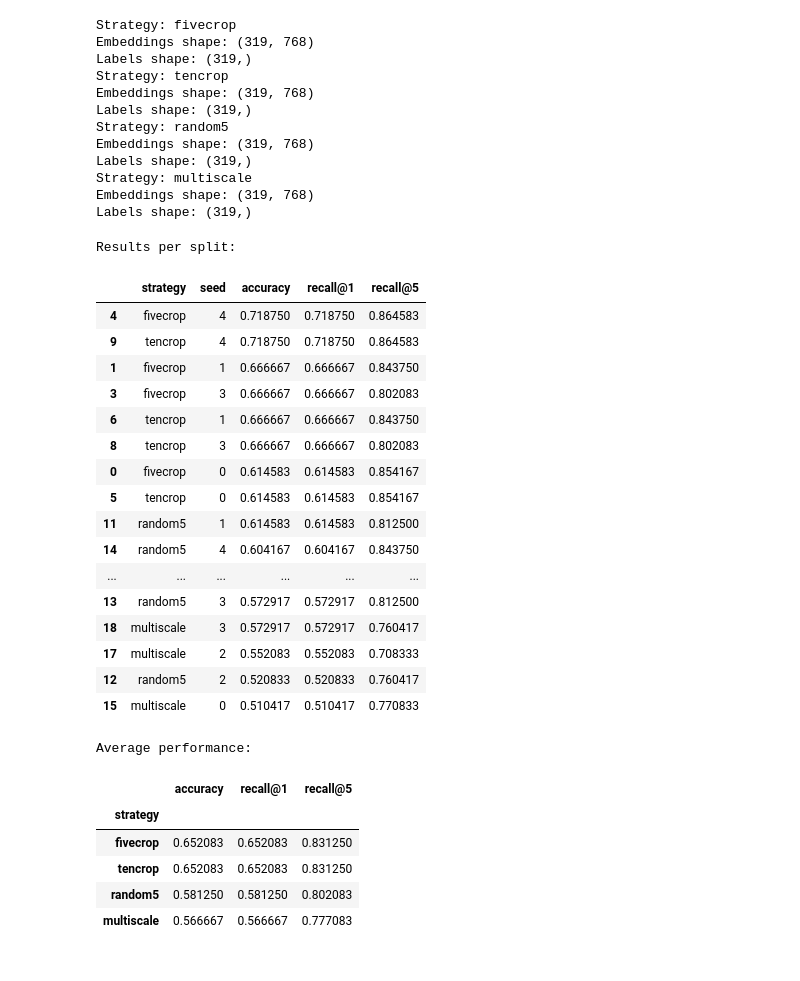
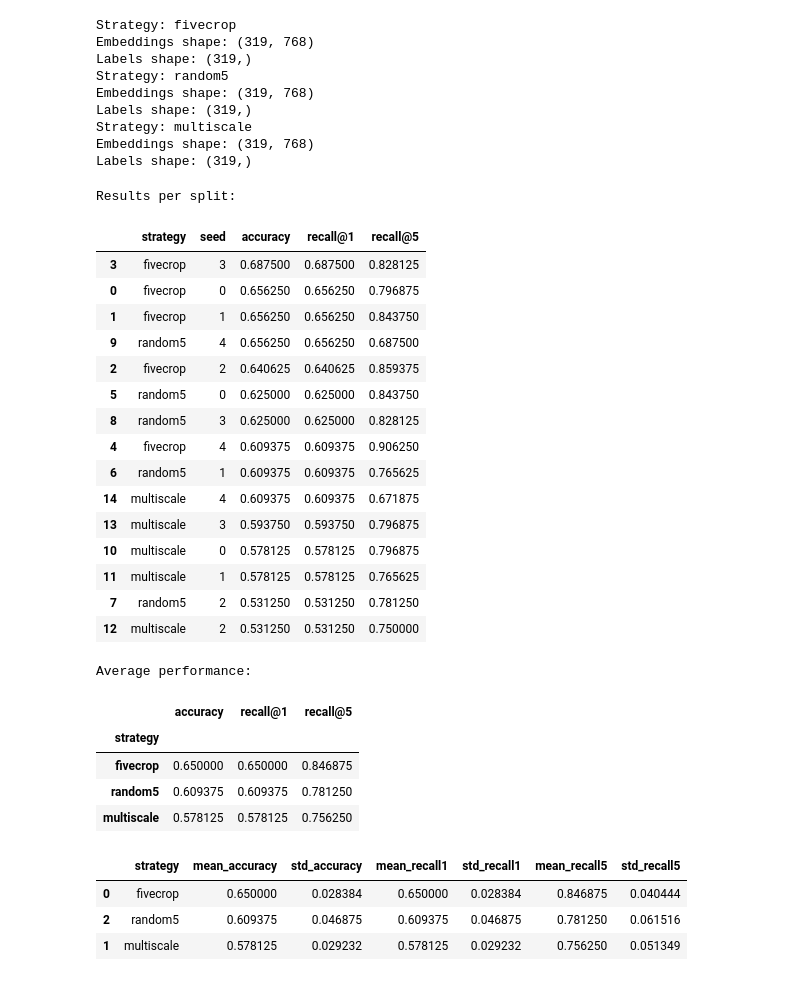
Before and after one commit to PavolLucina/BP, a Jupyter notebook: test_multicrop.ipynb, the cells around one changed output. Cells and saved outputs as stored; diff of their text form; code cells hidden in the pictures.

```diff
--- a/test_multicrop.ipynb
+++ b/test_multicrop.ipynb
@@ -8,7 +8,6 @@ from sklearn.metrics import accuracy_score
 
 strategies = [
     "fivecrop",
-    "tencrop",
     "random5",
     "multiscale"
 ]
@@ -46,8 +45,8 @@ for strategy in strategies:
         X_train, X_test, y_train, y_test = train_test_split(
             X,
             y,
-            test_size=0.3,
-            stratify=y,
+            test_size=0.2,
+            # stratify=y, # STRATIFIKACIA
             random_state=seed
         )
 
@@ -71,9 +70,6 @@ for strategy in strategies:
         })
 # %% [output]
 Strategy: fivecrop
-Embeddings shape: (319, 768)
-Labels shape: (319,)
-Strategy: tencrop
 Embeddings shape: (319, 768)
 Labels shape: (319,)
 Strategy: random5
@@ -85,37 +81,59 @@ Labels shape: (319,)
 # %%
 
 df = pd.DataFrame(results)
-
+df.to_csv("multicrop_results.csv", index=False)
 summary = df.groupby("strategy")[["accuracy","recall@1","recall@5"]].mean()
 
 print("\nResults per split:")
 display(df.sort_values("accuracy", ascending=False))
 
 print("\nAverage performance:")
 display(summary.sort_values("accuracy", ascending=False))
 # %% [output]
 Results per split:
 |  | strategy | seed | accuracy | recall@1 | recall@5 |
-| 4 | fivecrop | 4 | 0.718750 | 0.718750 | 0.864583 |
-| 9 | tencrop | 4 | 0.718750 | 0.718750 | 0.864583 |
-| 1 | fivecrop | 1 | 0.666667 | 0.666667 | 0.843750 |
-| 3 | fivecrop | 3 | 0.666667 | 0.666667 | 0.802083 |
-| 6 | tencrop | 1 | 0.666667 | 0.666667 | 0.843750 |
-| 8 | tencrop | 3 | 0.666667 | 0.666667 | 0.802083 |
-| 0 | fivecrop | 0 | 0.614583 | 0.614583 | 0.854167 |
-| 5 | tencrop | 0 | 0.614583 | 0.614583 | 0.854167 |
-| 11 | random5 | 1 | 0.614583 | 0.614583 | 0.812500 |
-| 14 | random5 | 4 | 0.604167 | 0.604167 | 0.843750 |
-| ... | ... | ... | ... | ... | ... |
-| 13 | random5 | 3 | 0.572917 | 0.572917 | 0.812500 |
-| 18 | multiscale | 3 | 0.572917 | 0.572917 | 0.760417 |
-| 17 | multiscale | 2 | 0.552083 | 0.552083 | 0.708333 |
-| 12 | random5 | 2 | 0.520833 | 0.520833 | 0.760417 |
-| 15 | multiscale | 0 | 0.510417 | 0.510417 | 0.770833 |
+| 3 | fivecrop | 3 | 0.687500 | 0.687500 | 0.828125 |
+| 0 | fivecrop | 0 | 0.656250 | 0.656250 | 0.796875 |
+| 1 | fivecrop | 1 | 0.656250 | 0.656250 | 0.843750 |
+| 9 | random5 | 4 | 0.656250 | 0.656250 | 0.687500 |
+| 2 | fivecrop | 2 | 0.640625 | 0.640625 | 0.859375 |
+| 5 | random5 | 0 | 0.625000 | 0.625000 | 0.843750 |
+| 8 | random5 | 3 | 0.625000 | 0.625000 | 0.828125 |
+| 4 | fivecrop | 4 | 0.609375 | 0.609375 | 0.906250 |
+| 6 | random5 | 1 | 0.609375 | 0.609375 | 0.765625 |
+| 14 | multiscale | 4 | 0.609375 | 0.609375 | 0.671875 |
+| 13 | multiscale | 3 | 0.593750 | 0.593750 | 0.796875 |
+| 10 | multiscale | 0 | 0.578125 | 0.578125 | 0.796875 |
+| 11 | multiscale | 1 | 0.578125 | 0.578125 | 0.765625 |
+| 7 | random5 | 2 | 0.531250 | 0.531250 | 0.781250 |
+| 12 | multiscale | 2 | 0.531250 | 0.531250 | 0.750000 |
 Average performance:
 |  | accuracy | recall@1 | recall@5 |
 | strategy |  |  |  |
-| fivecrop | 0.652083 | 0.652083 | 0.831250 |
-| tencrop | 0.652083 | 0.652083 | 0.831250 |
-| random5 | 0.581250 | 0.581250 | 0.802083 |
-| multiscale | 0.566667 | 0.566667 | 0.777083 |
+| fivecrop | 0.650000 | 0.650000 | 0.846875 |
+| random5 | 0.609375 | 0.609375 | 0.781250 |
+| multiscale | 0.578125 | 0.578125 | 0.756250 |
+# %%
+import pandas as pd
+
+df = pd.read_csv("multicrop_results.csv")
+
+summary = (
+    df.groupby("strategy")
+    .agg(
+        mean_accuracy=("accuracy", "mean"),
+        std_accuracy=("accuracy", "std"),
+        mean_recall1=("recall@1", "mean"),
+        std_recall1=("recall@1", "std"),
+        mean_recall5=("recall@5", "mean"),
+        std_recall5=("recall@5", "std"),
+    )
+    .reset_index()
+)
+
+display(summary.sort_values("mean_accuracy", ascending=False))
+# %% [output]
+|  | strategy | mean_accuracy | std_accuracy | mean_recall1 | std_recall1 | mean_recall5 | std_recall5 |
+| 0 | fivecrop | 0.650000 | 0.028384 | 0.650000 | 0.028384 | 0.846875 | 0.040444 |
+| 2 | random5 | 0.609375 | 0.046875 | 0.609375 | 0.046875 | 0.781250 | 0.061516 |
+| 1 | multiscale | 0.578125 | 0.029232 | 0.578125 | 0.029232 | 0.756250 | 0.051349 |
```
Also changed, not shown: 13 other files.
